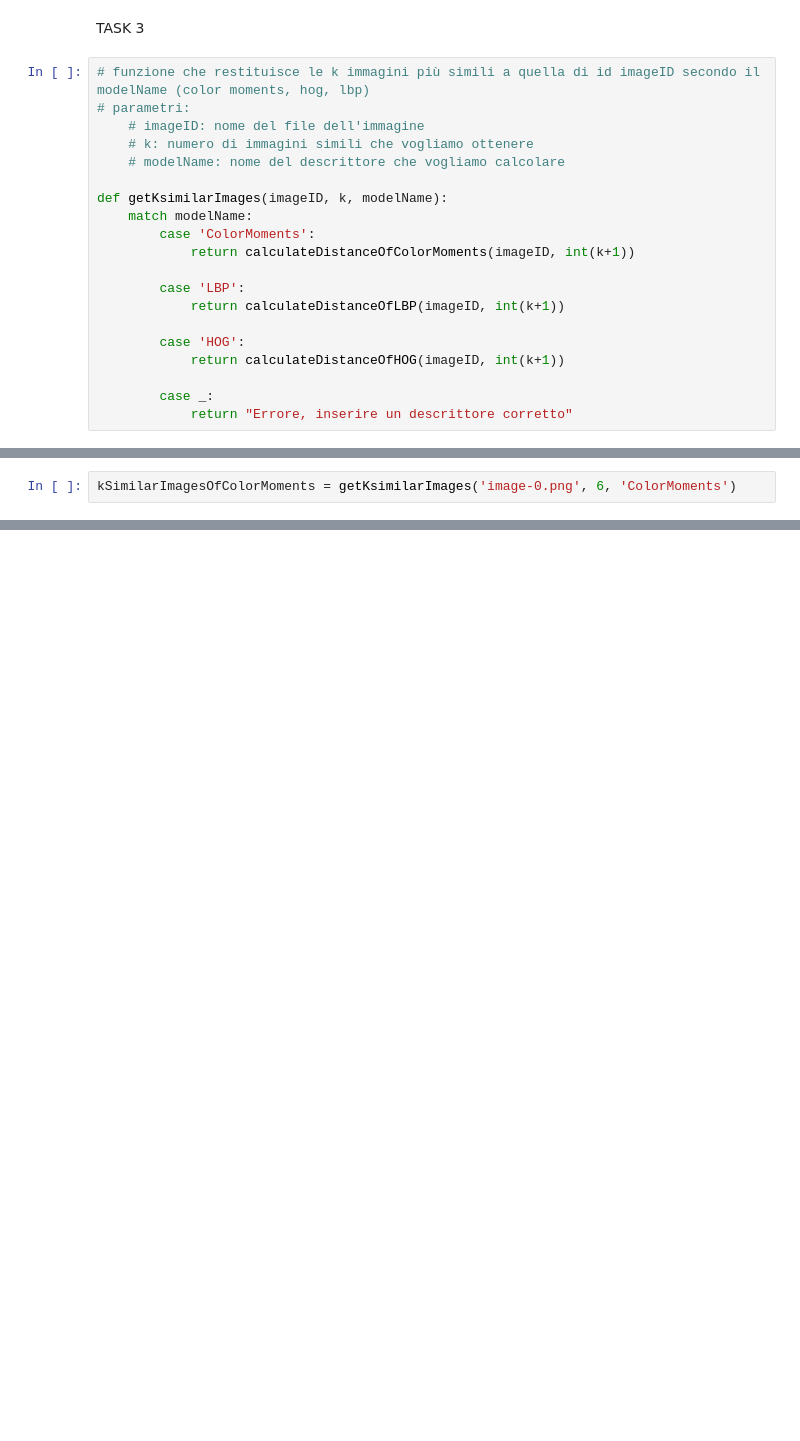
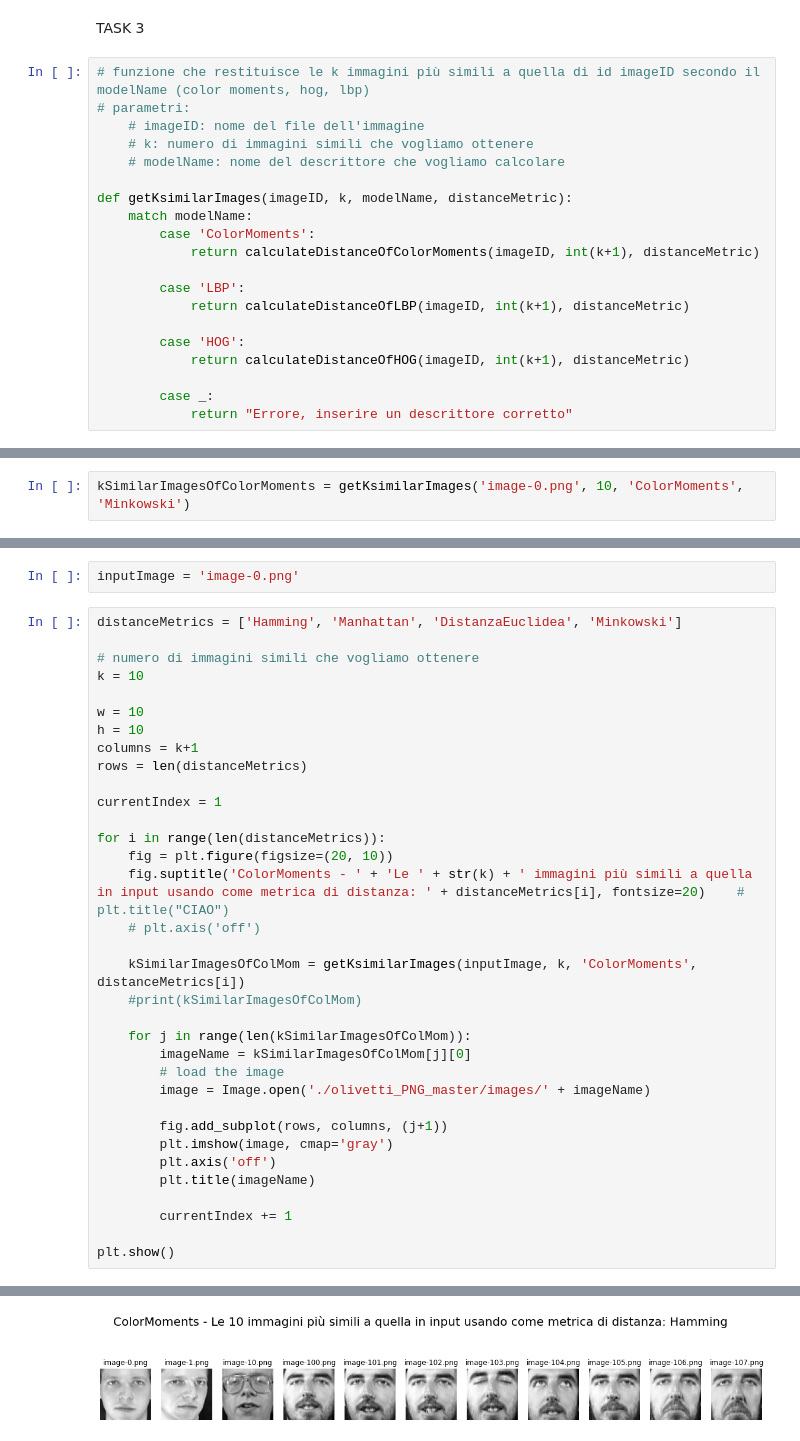
Before and after one commit to LivioScarpi/Progetto_DBM, a Jupyter notebook: task2.ipynb, the cells around one changed output, grey strips where cells are left out. Drawn from its saved outputs; the diff is of its cells as text; blank space fills up the shorter version.

Commit message:
chore: resa parametrica la metrica di distanza da usare e inoltre migliorata la visualizzazione delle k immagini più simili a quella in input

```diff
--- a/task2.ipynb
+++ b/task2.ipynb
@@ -122,16 +101,16 @@ TASK 3
     # k: numero di immagini simili che vogliamo ottenere
     # modelName: nome del descrittore che vogliamo calcolare
 
-def getKsimilarImages(imageID, k, modelName):
+def getKsimilarImages(imageID, k, modelName, distanceMetric):
     match modelName:
         case 'ColorMoments':
-            return calculateDistanceOfColorMoments(imageID, int(k+1))
+            return calculateDistanceOfColorMoments(imageID, int(k+1), distanceMetric)
 
         case 'LBP':
-            return calculateDistanceOfLBP(imageID, int(k+1))
+            return calculateDistanceOfLBP(imageID, int(k+1), distanceMetric)
 
         case 'HOG':
-            return calculateDistanceOfHOG(imageID, int(k+1))
+            return calculateDistanceOfHOG(imageID, int(k+1), distanceMetric)
 
         case _:
             return "Errore, inserire un descrittore corretto"
@@ -206,6 +205,6 @@ def calculateDistanceOfHOG(imageID, k):
 
     return firstK
 # %%
-kSimilarImagesOfColorMoments = getKsimilarImages('image-0.png', 6, 'ColorMoments')
+kSimilarImagesOfColorMoments = getKsimilarImages('image-0.png', 10, 'ColorMoments', 'Minkowski')
 # %% [output]
 [199.8721301020408, 28.80876738707981, 0.1222815089124971]
@@ -257,0 +254,37 @@ Distanza dall'immagine in input:  4.891436094650635
+# %%
+inputImage = 'image-0.png'
+# %%
+distanceMetrics = ['Hamming', 'Manhattan', 'DistanzaEuclidea', 'Minkowski']
+
+# numero di immagini simili che vogliamo ottenere
+k = 10
+
+w = 10
+h = 10
+columns = k+1
+rows = len(distanceMetrics)
+
+currentIndex = 1
+
+for i in range(len(distanceMetrics)):
+    fig = plt.figure(figsize=(20, 10))
+    fig.suptitle('ColorMoments - ' + 'Le ' + str(k) + ' immagini più simili a quella in input usando come metrica di distanza: ' + distanceMetrics[i], fontsize=20)    # plt.title("CIAO")
+    # plt.axis('off')
+
+    kSimilarImagesOfColMom = getKsimilarImages(inputImage, k, 'ColorMoments', distanceMetrics[i])
+    #print(kSimilarImagesOfColMom)
+
+    for j in range(len(kSimilarImagesOfColMom)):
+        imageName = kSimilarImagesOfColMom[j][0]
+        # load the image
+        image = Image.open('./olivetti_PNG_master/images/' + imageName)
+
+        fig.add_subplot(rows, columns, (j+1))
+        plt.imshow(image, cmap='gray')
+        plt.axis('off')
+        plt.title(imageName)
+
+        currentIndex += 1
+
+plt.show()
+# %% [output]
@@ -257,0 +299 @@ Distanza dall'immagine in input:  4.891436094650635
+[figure, added]
```
Also changed, not shown: parts of 9 cells of this notebook, 2 other files.
